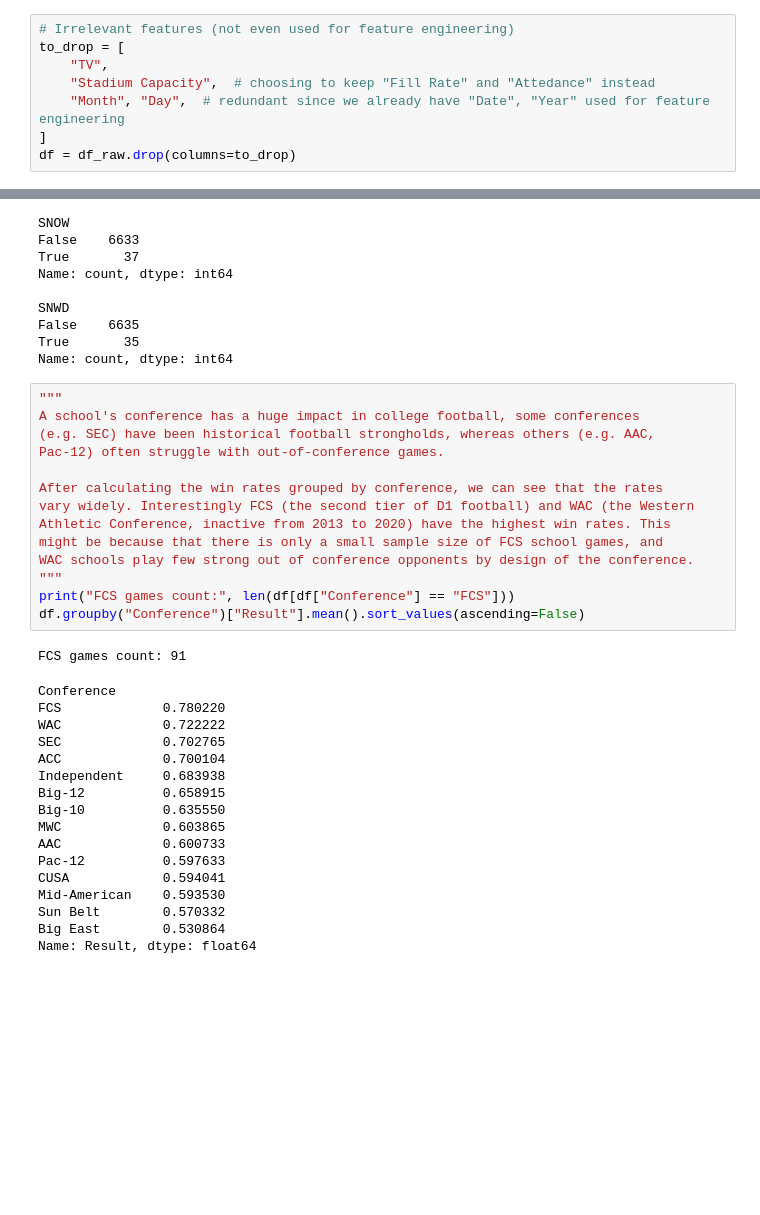
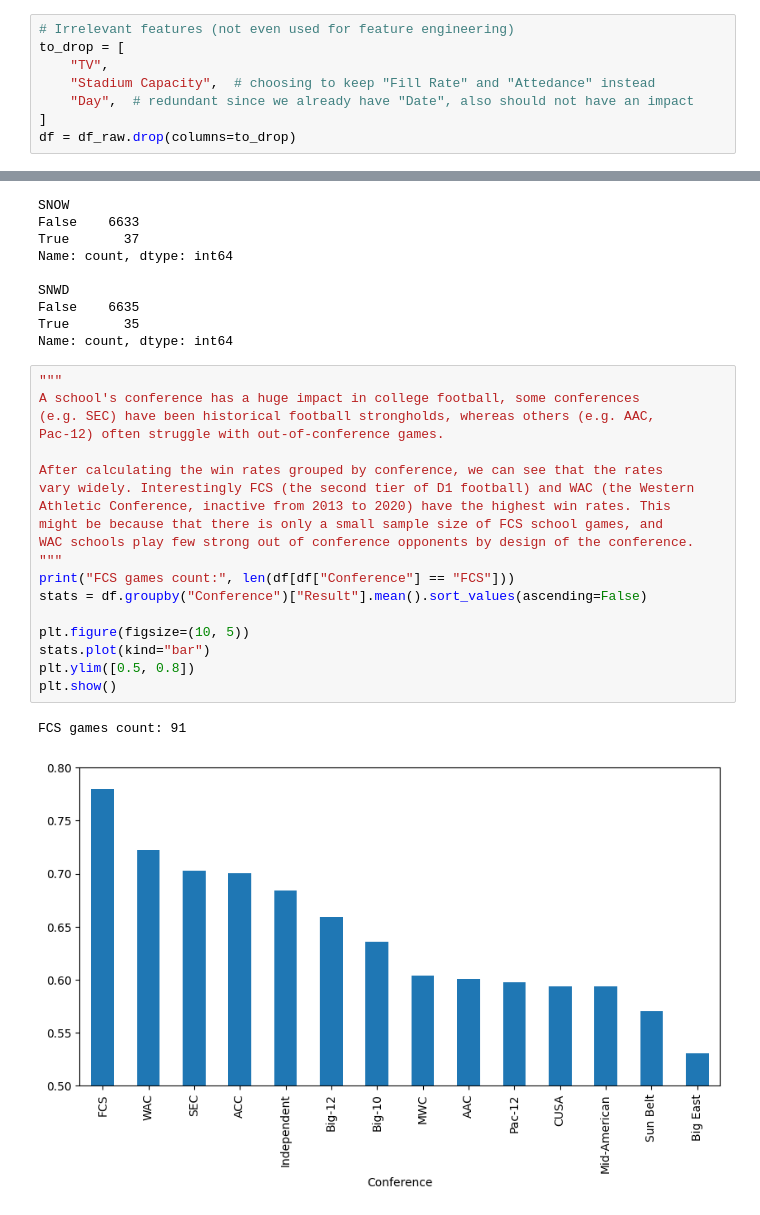
Before and after one commit to lancezhang04/CFBWinPrediction, a Jupyter notebook: main.ipynb, the cells around one changed output, grey strips where cells are left out. Drawn from its saved outputs; the diff is of its cells as text; blank space fills up the shorter version.

Commit message:
added new visualization and processed start time & rank

```diff
--- a/main.ipynb
+++ b/main.ipynb
@@ -58,7 +59,7 @@ Ideas for new features
 to_drop = [
     "TV",
     "Stadium Capacity",  # choosing to keep "Fill Rate" and "Attedance" instead
-    "Month", "Day",  # redundant since we already have "Date", "Year" used for feature engineering
+    "Day",  # redundant since we already have "Date", also should not have an impact
 ]
 df = df_raw.drop(columns=to_drop)
 # %%
@@ -97,35 +98,25 @@ Name: count, dtype: int64
 # %%
 """
 A school's conference has a huge impact in college football, some conferences
 (e.g. SEC) have been historical football strongholds, whereas others (e.g. AAC,
 Pac-12) often struggle with out-of-conference games.
 
 After calculating the win rates grouped by conference, we can see that the rates
 vary widely. Interestingly FCS (the second tier of D1 football) and WAC (the Western
 Athletic Conference, inactive from 2013 to 2020) have the highest win rates. This
 might be because that there is only a small sample size of FCS school games, and
 WAC schools play few strong out of conference opponents by design of the conference.
 """
 print("FCS games count:", len(df[df["Conference"] == "FCS"]))
-df.groupby("Conference")["Result"].mean().sort_values(ascending=False)
+stats = df.groupby("Conference")["Result"].mean().sort_values(ascending=False)
+
+plt.figure(figsize=(10, 5))
+stats.plot(kind="bar")
+plt.ylim([0.5, 0.8])
+plt.show()
 # %% [output]
 FCS games count: 91
-Conference
-FCS             0.780220
-WAC             0.722222
-SEC             0.702765
-ACC             0.700104
-Independent     0.683938
-Big-12          0.658915
-Big-10          0.635550
-MWC             0.603865
-AAC             0.600733
-Pac-12          0.597633
-CUSA            0.594041
-Mid-American    0.593530
-Sun Belt        0.570332
-Big East        0.530864
-Name: Result, dtype: float64
+[figure, added]
 # %%
 """
 Here we process game data to clean and standardize opponent names and determine their conferences:
```
Also changed, not shown: parts of 6 cells of this notebook.
